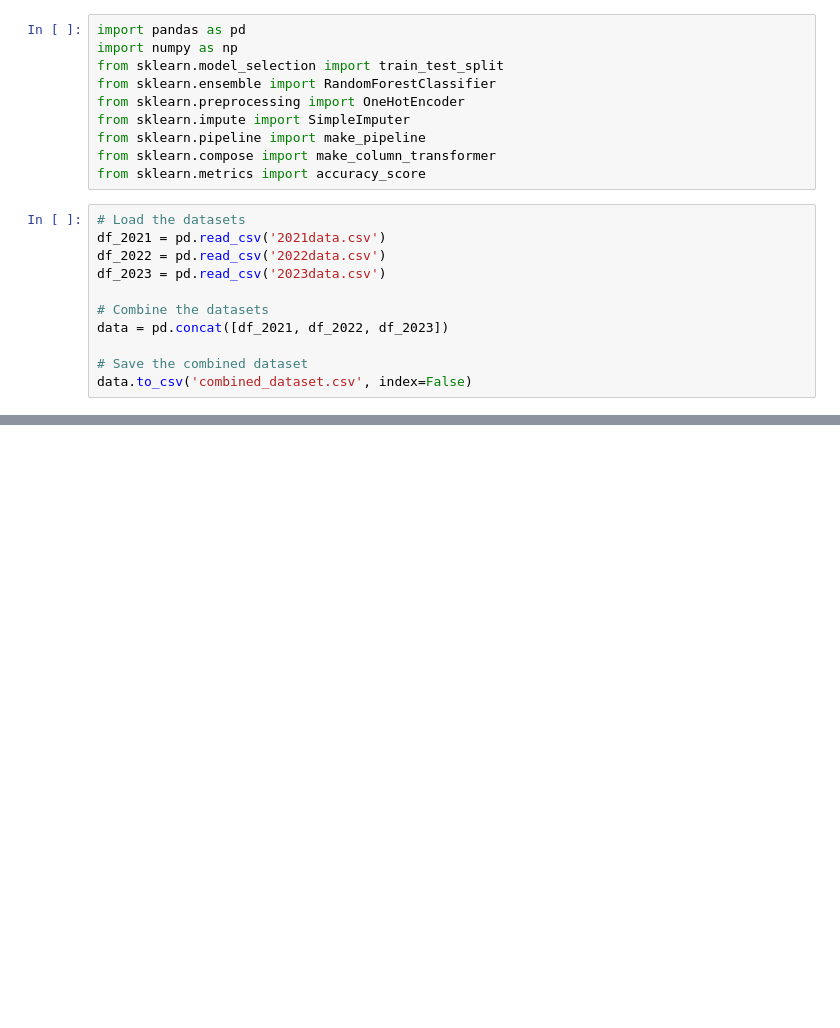
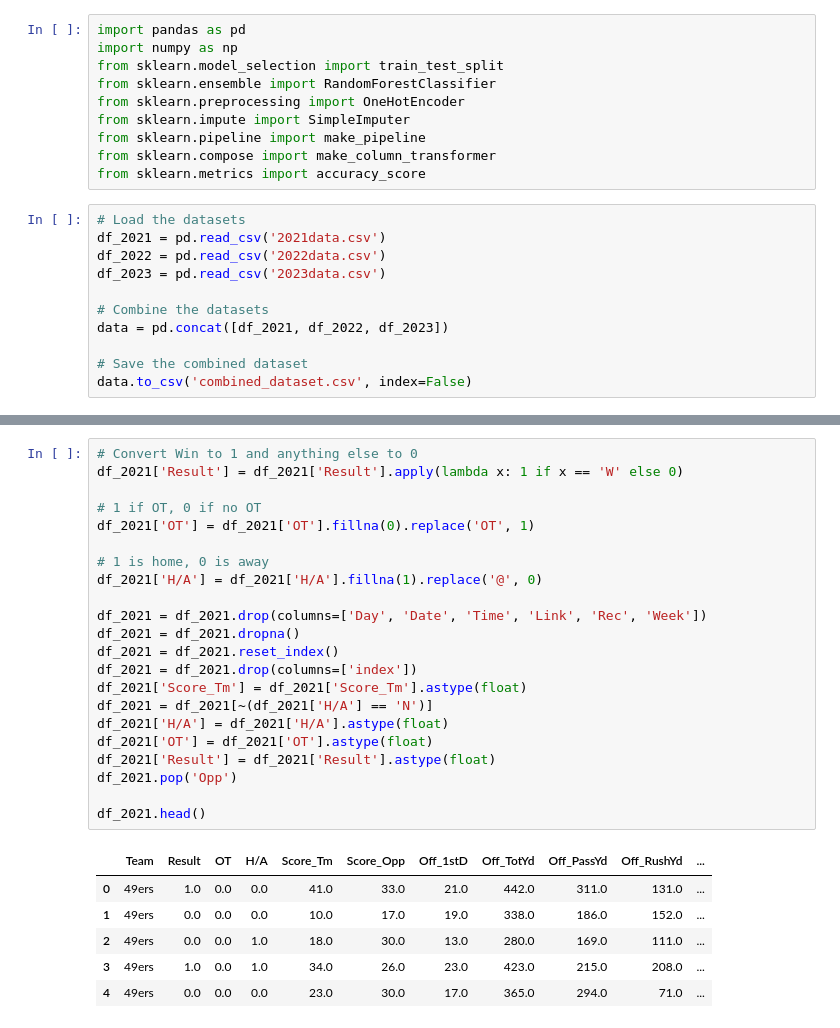
Before and after one commit to pawlow54/CMSE482, a Jupyter notebook: Developing.ipynb, the cells around one changed output, grey strips where cells are left out. Drawn from its saved outputs; the diff is of its cells as text; blank space fills up the shorter version.

```diff
--- a/Developing.ipynb
+++ b/Developing.ipynb
@@ -100,0 +85,29 @@ Name: count, Length: 81, dtype: int64
+# %%
+# Convert Win to 1 and anything else to 0
+df_2021['Result'] = df_2021['Result'].apply(lambda x: 1 if x == 'W' else 0)
+
+# 1 if OT, 0 if no OT
+df_2021['OT'] = df_2021['OT'].fillna(0).replace('OT', 1)
+
+# 1 is home, 0 is away
+df_2021['H/A'] = df_2021['H/A'].fillna(1).replace('@', 0)
+
+df_2021 = df_2021.drop(columns=['Day', 'Date', 'Time', 'Link', 'Rec', 'Week'])
+df_2021 = df_2021.dropna()
+df_2021 = df_2021.reset_index()
+df_2021 = df_2021.drop(columns=['index'])
+df_2021['Score_Tm'] = df_2021['Score_Tm'].astype(float)
+df_2021 = df_2021[~(df_2021['H/A'] == 'N')]
+df_2021['H/A'] = df_2021['H/A'].astype(float)
+df_2021['OT'] = df_2021['OT'].astype(float)
+df_2021['Result'] = df_2021['Result'].astype(float)
+df_2021.pop('Opp')
+
+df_2021.head()
+# %% [output]
+|  | Team | Result | OT | H/A | Score_Tm | Score_Opp | Off_1stD | Off_TotYd | Off_PassYd | Off_RushYd | ... |
+| 0 | 49ers | 1.0 | 0.0 | 0.0 | 41.0 | 33.0 | 21.0 | 442.0 | 311.0 | 131.0 | ... |
+| 1 | 49ers | 0.0 | 0.0 | 0.0 | 10.0 | 17.0 | 19.0 | 338.0 | 186.0 | 152.0 | ... |
+| 2 | 49ers | 0.0 | 0.0 | 1.0 | 18.0 | 30.0 | 13.0 | 280.0 | 169.0 | 111.0 | ... |
+| 3 | 49ers | 1.0 | 0.0 | 1.0 | 34.0 | 26.0 | 23.0 | 423.0 | 215.0 | 208.0 | ... |
+| 4 | 49ers | 0.0 | 0.0 | 0.0 | 23.0 | 30.0 | 17.0 | 365.0 | 294.0 | 71.0 | ... |
```
Also changed, not shown: parts of 29 cells of this notebook.
